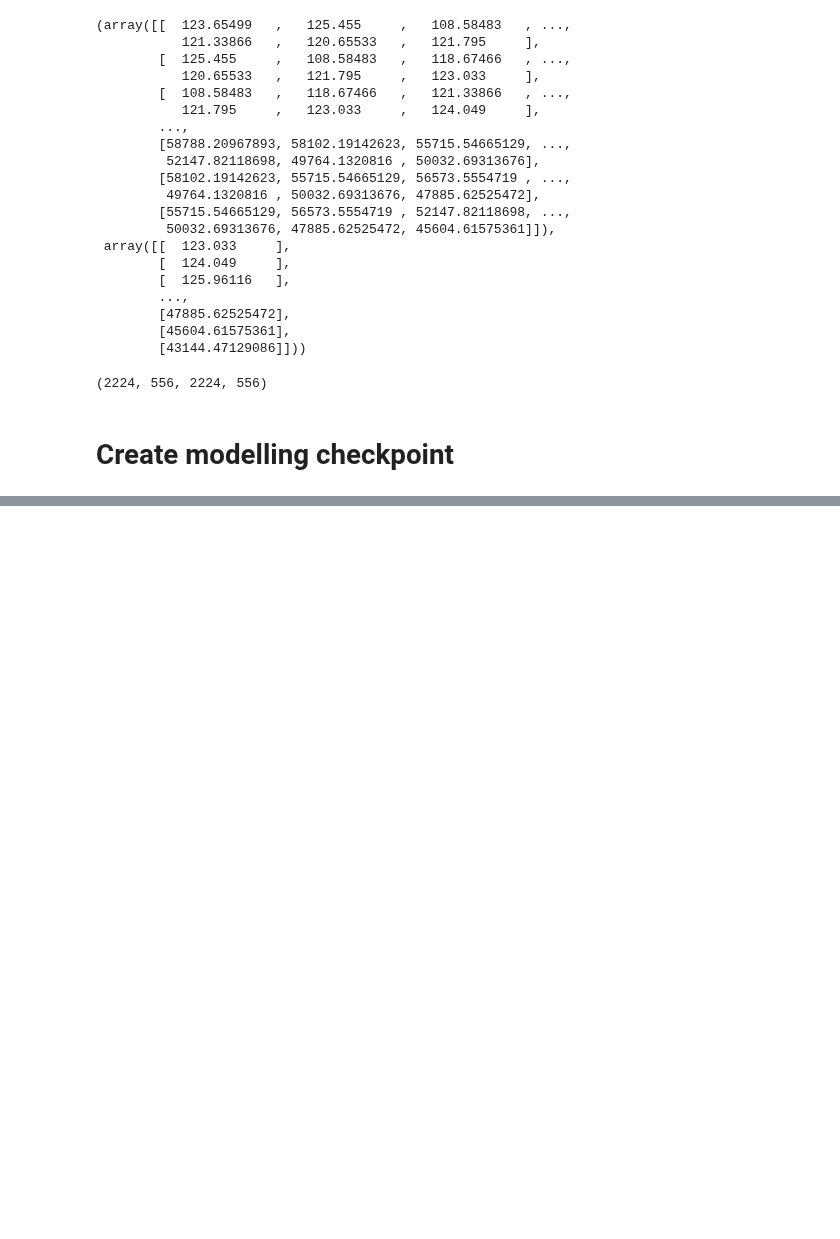
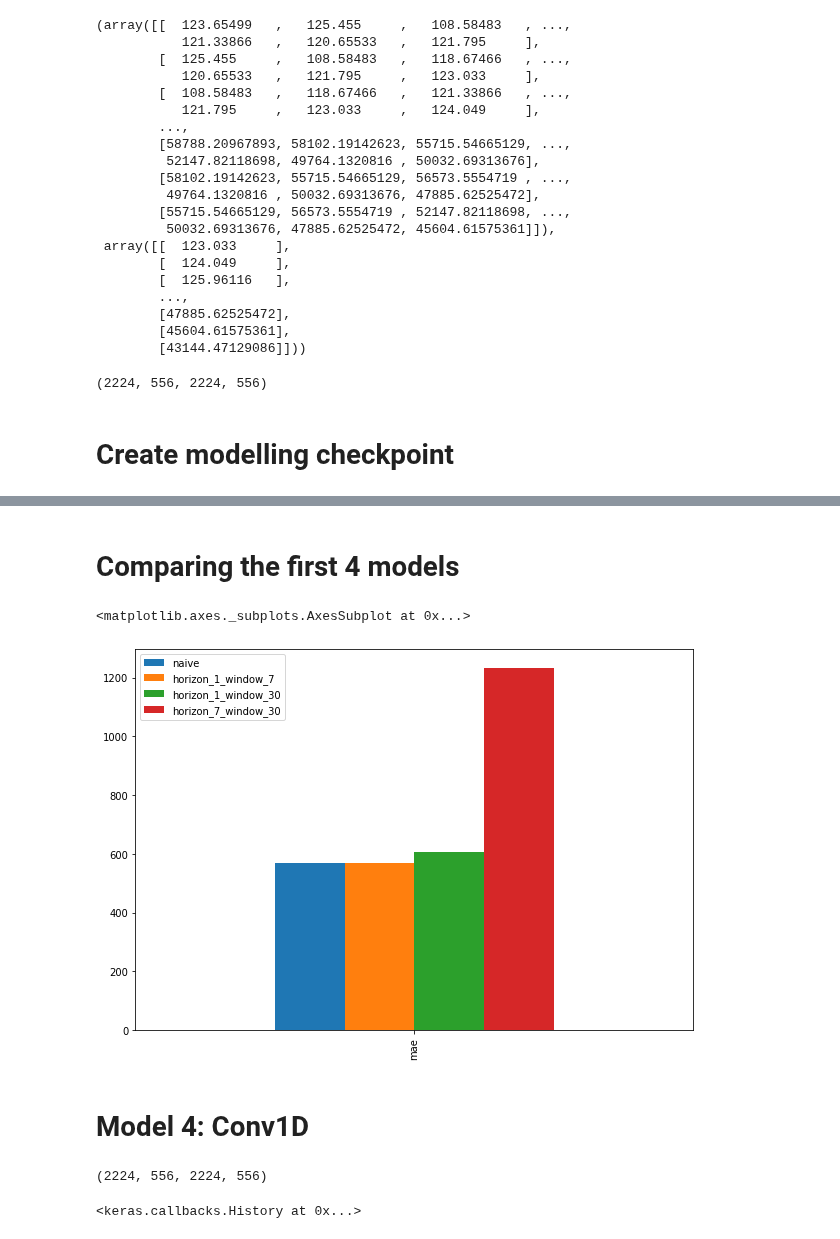
Before and after one commit to eman-kom/TensorFlow-Fundamentals, a Jupyter notebook: 10_Time_Series_Forecasting.ipynb, the cells around one changed output, grey strips where cells are left out. Drawn from its saved outputs; the diff is of its cells as text; code cells hidden in the pictures; blank space fills up the shorter version.

```diff
--- a/10_Time_Series_Forecasting.ipynb
+++ b/10_Time_Series_Forecasting.ipynb
@@ -288,0 +540,14 @@ def create_model_checkpoint(model_name, save_path="model_experiments"):
+# %% [markdown]
+# Comparing the first 4 models
+# %%
+pd.DataFrame({
+    "naive": naive_results["mae"],
+    "horizon_1_window_7": model_1_results["mae"],
+    "horizon_1_window_30": model_2_results["mae"],
+    "horizon_7_window_30": model_3_results["mae"],
+}, index=["mae"]).plot(figsize=(10, 7), kind="bar")
+# %% [output]
+<matplotlib.axes._subplots.AxesSubplot at 0x...>
+[figure, added]
+# %% [markdown]
+# Model 4: Conv1D
@@ -288,0 +557,30 @@ def create_model_checkpoint(model_name, save_path="model_experiments"):
+# %%
+windows, labels = make_windows(prices, WINDOW_SIZE, HORIZON)
+train_windows, test_windows, train_labels, test_labels = make_train_test_splits(windows, labels)
+len(train_windows), len(test_windows), len(train_labels), len(test_labels)
+# %% [output]
+(2224, 556, 2224, 556)
+# %%
+inputs = layers.Input(shape=(WINDOW_SIZE, ))
+expanded_dim_layer = layers.Lambda(lambda x: tf.expand_dims(x, axis=1))(inputs)
+layer_1 = layers.Conv1D(filters=128, kernel_size=5, strides=1, padding="causal", activation="relu")(expanded_dim_layer)
+outputs = layers.Dense(HORIZON)(layer_1)
+
+model_4 = tf.keras.Model(inputs, outputs, name="model_4_conv1D")
+
+model_4.compile(
+    loss="mae",
+    optimizer=tf.keras.optimizers.Adam()
+)
+
+model_4.fit(
+    train_windows,
+    train_labels,
+    epochs=100,
+    verbose=0,
+    validation_data=(test_windows, test_labels),
+    batch_size=128,
+    callbacks=[create_model_checkpoint(model_4.name)]
+)
+# %% [output]
+<keras.callbacks.History at 0x...>
```
Also changed, not shown: parts of 35 cells of this notebook.
